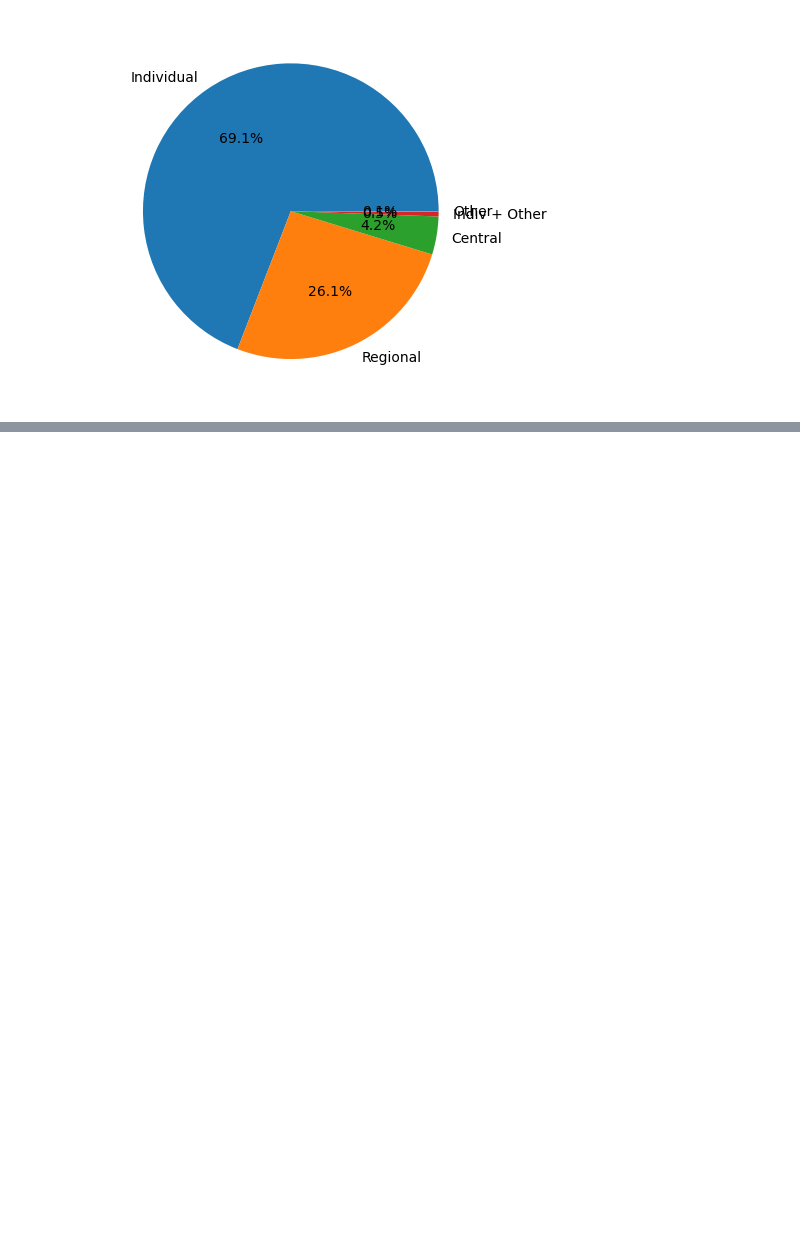
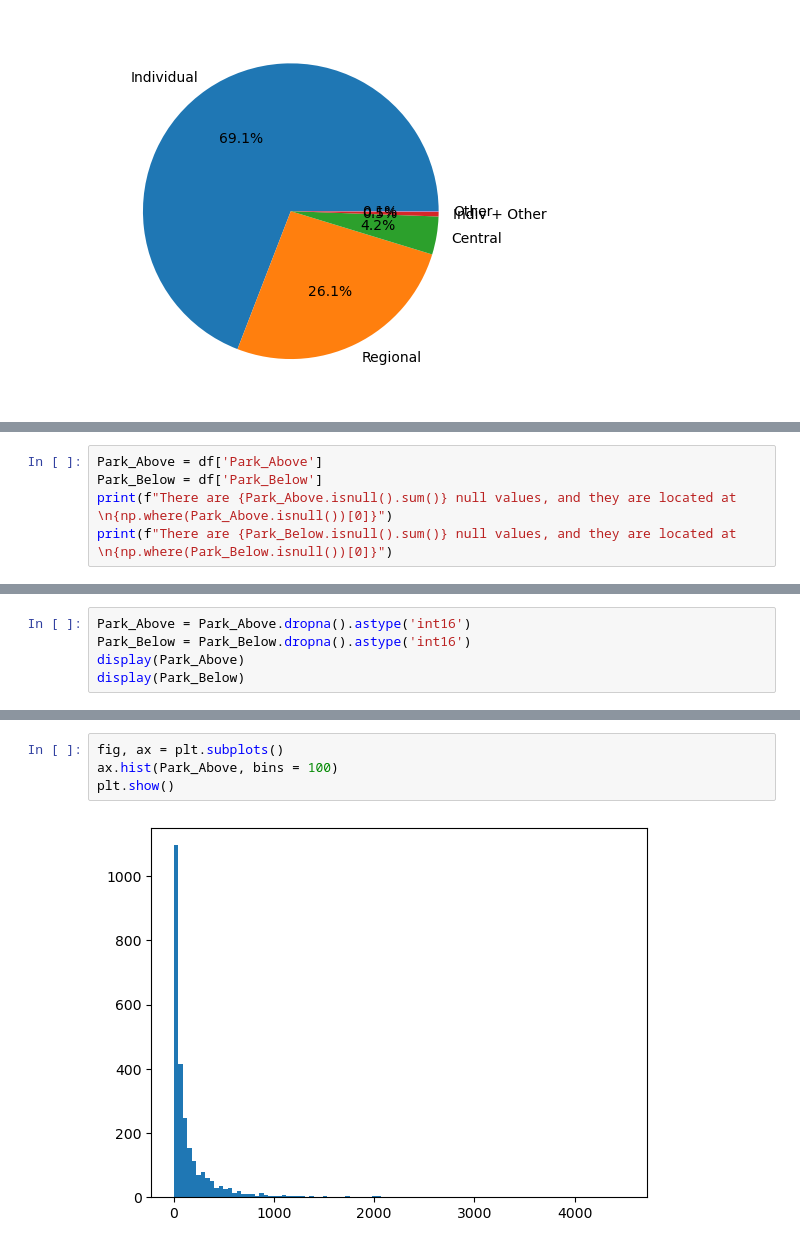
Before and after one commit to haemilia/MolitContest, a Jupyter notebook: Data_Analysis/EDA_Seoul.ipynb, the cells around one changed output, grey strips where cells are left out. Cells and saved outputs as stored; diff of their text form; blank space fills up the shorter version.

```diff
--- a/Data_Analysis/EDA_Seoul.ipynb
+++ b/Data_Analysis/EDA_Seoul.ipynb
@@ -188,0 +309,5 @@ plt.show()
+# %%
+Park_Above = df['Park_Above']
+Park_Below = df['Park_Below']
+print(f"There are {Park_Above.isnull().sum()} null values, and they are located at \n{np.where(Park_Above.isnull())[0]}")
+print(f"There are {Park_Below.isnull().sum()} null values, and they are located at \n{np.where(Park_Below.isnull())[0]}")
@@ -188,0 +327,5 @@ plt.show()
+# %%
+Park_Above = Park_Above.dropna().astype('int16')
+Park_Below = Park_Below.dropna().astype('int16')
+display(Park_Above)
+display(Park_Below)
@@ -188,0 +357,6 @@ plt.show()
+# %%
+fig, ax = plt.subplots()
+ax.hist(Park_Above, bins = 100)
+plt.show()
+# %% [output]
+[figure, added]
```
Also changed, not shown: parts of 28 cells of this notebook, 2 other files.
